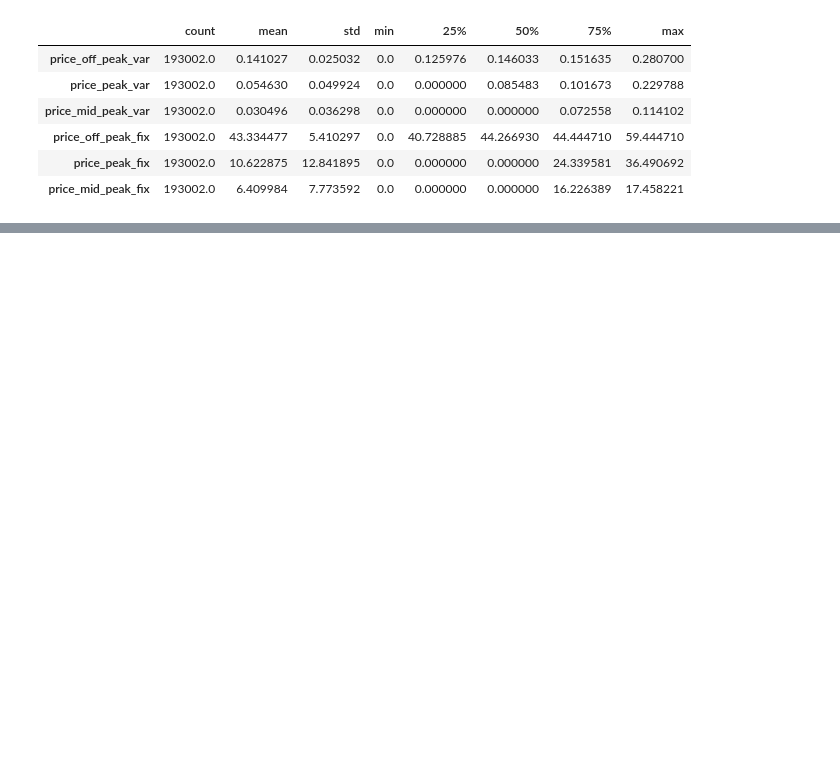
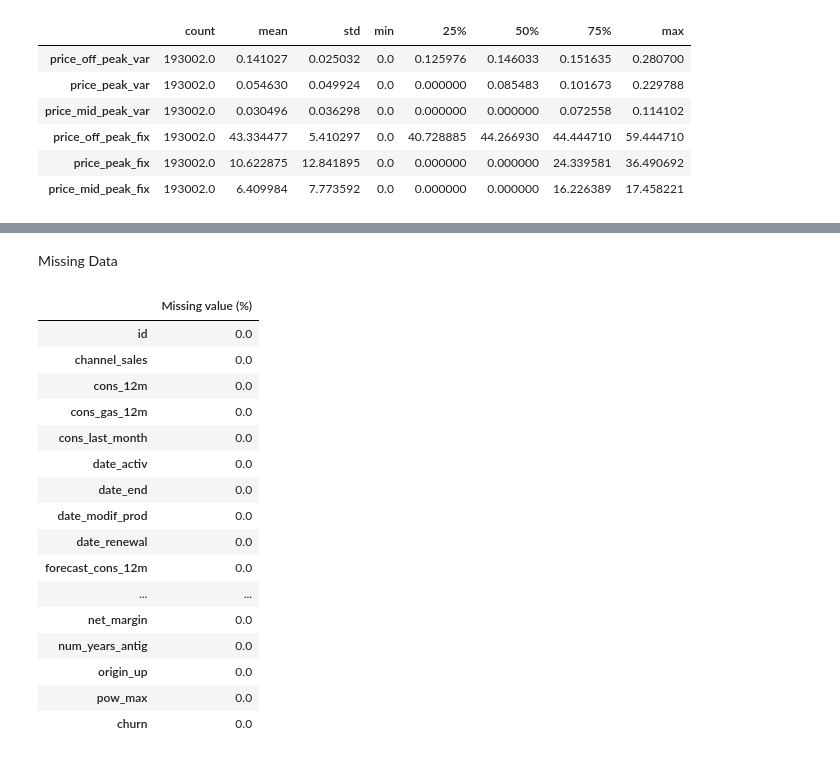
Before and after one commit to SurekhaBerlin/BCGX-Data-Science-Internship, a Jupyter notebook: BCGX_Data_Science_project.ipynb, the cells around one changed output, grey strips where cells are left out. Saved outputs shown, nothing was run; the diff lists cells and outputs as text; code cells hidden in the pictures; blank space fills up the shorter version.

```diff
--- a/BCGX_Data_Science_project.ipynb
+++ b/BCGX_Data_Science_project.ipynb
@@ -124,0 +182,23 @@ price_df.describe().T
+# %% [markdown]
+Missing Data
+# %%
+#Check how much of our data is missing
+pd.DataFrame({"Missing value (%)": client_df.isnull().sum()/len(client_df.index)*100})
+# %% [output]
+|  | Missing value (%) |
+| id | 0.0 |
+| channel_sales | 0.0 |
+| cons_12m | 0.0 |
+| cons_gas_12m | 0.0 |
+| cons_last_month | 0.0 |
+| date_activ | 0.0 |
+| date_end | 0.0 |
+| date_modif_prod | 0.0 |
+| date_renewal | 0.0 |
+| forecast_cons_12m | 0.0 |
+| ... | ... |
+| net_margin | 0.0 |
+| num_years_antig | 0.0 |
+| origin_up | 0.0 |
+| pow_max | 0.0 |
+| churn | 0.0 |
```
Also changed, not shown: parts of 17 cells of this notebook.
